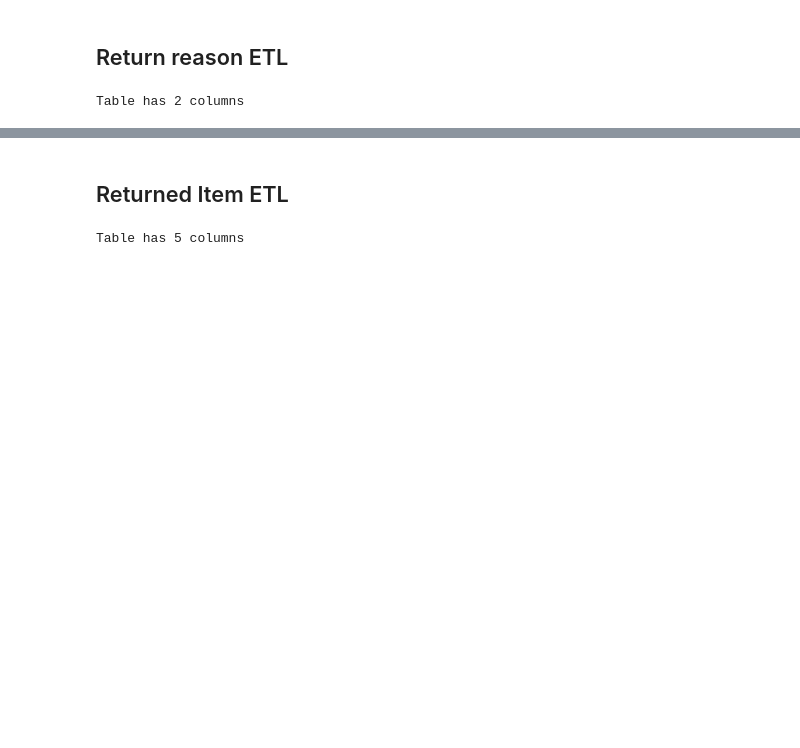
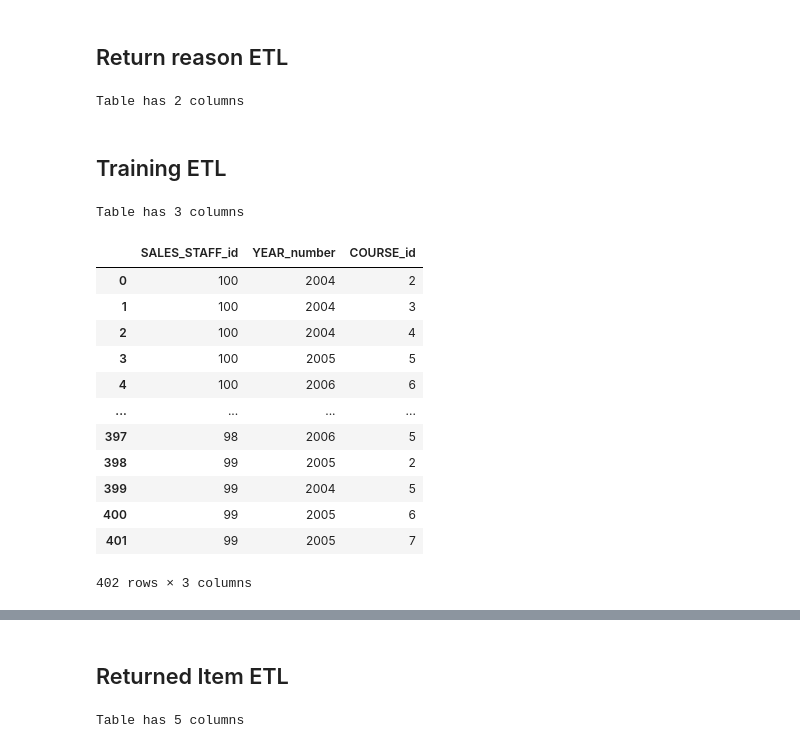
Before and after one commit to Vertcol/Datawarehouse, a Jupyter notebook: ETL.ipynb, the cells around one changed output, grey strips where cells are left out. Drawn from its saved outputs; the diff is of its cells as text; code cells hidden in the pictures; blank space fills up the shorter version.

```diff
--- a/ETL.ipynb
+++ b/ETL.ipynb
@@ -571,3 +568,34 @@ return_reason_etl
 etl_tables.append(('Return_Reason', return_reason_etl, 'RETURN_REASON_id'))
 # %% [output]
 Table has 2 columns
+# %% [markdown]
+## Training ETL
+# %%
+# Rename
+training_etl = training.rename(columns=rename_mapping)
+
+# Exclude
+training_etl = filterColumns(training_etl)
+
+# Assert
+sizeCheck(training_etl,3)
+training_etl
+
+# Create
+etl_tables.append(('Training', training_etl, None))
+training_etl
+# %% [output]
+Table has 3 columns
+|  | SALES_STAFF_id | YEAR_number | COURSE_id |
+| 0 | 100 | 2004 | 2 |
+| 1 | 100 | 2004 | 3 |
+| 2 | 100 | 2004 | 4 |
+| 3 | 100 | 2005 | 5 |
+| 4 | 100 | 2006 | 6 |
+| ... | ... | ... | ... |
+| 397 | 98 | 2006 | 5 |
+| 398 | 99 | 2005 | 2 |
+| 399 | 99 | 2004 | 5 |
+| 400 | 99 | 2005 | 6 |
+| 401 | 99 | 2005 | 7 |
+402 rows × 3 columns
```
Also changed, not shown: parts of 8 cells of this notebook.
